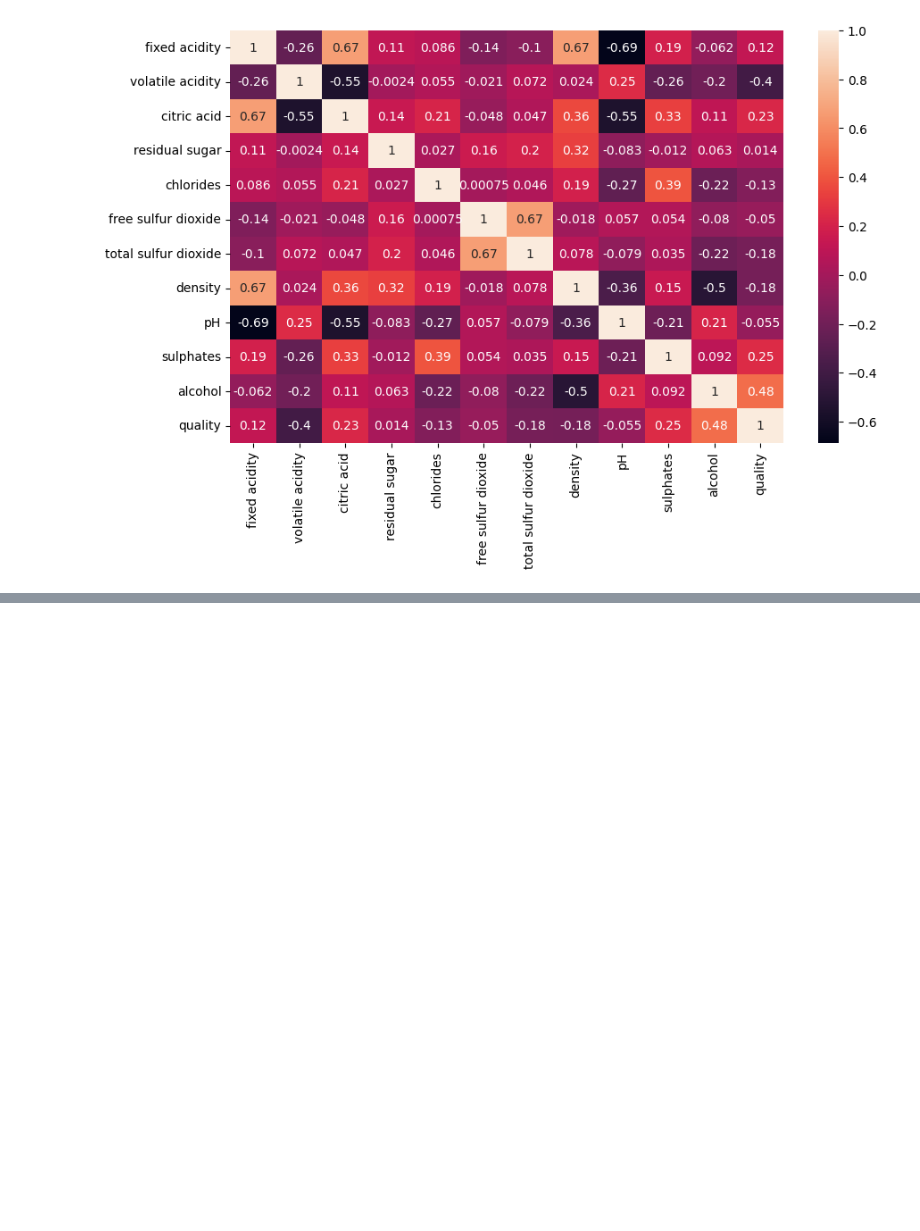
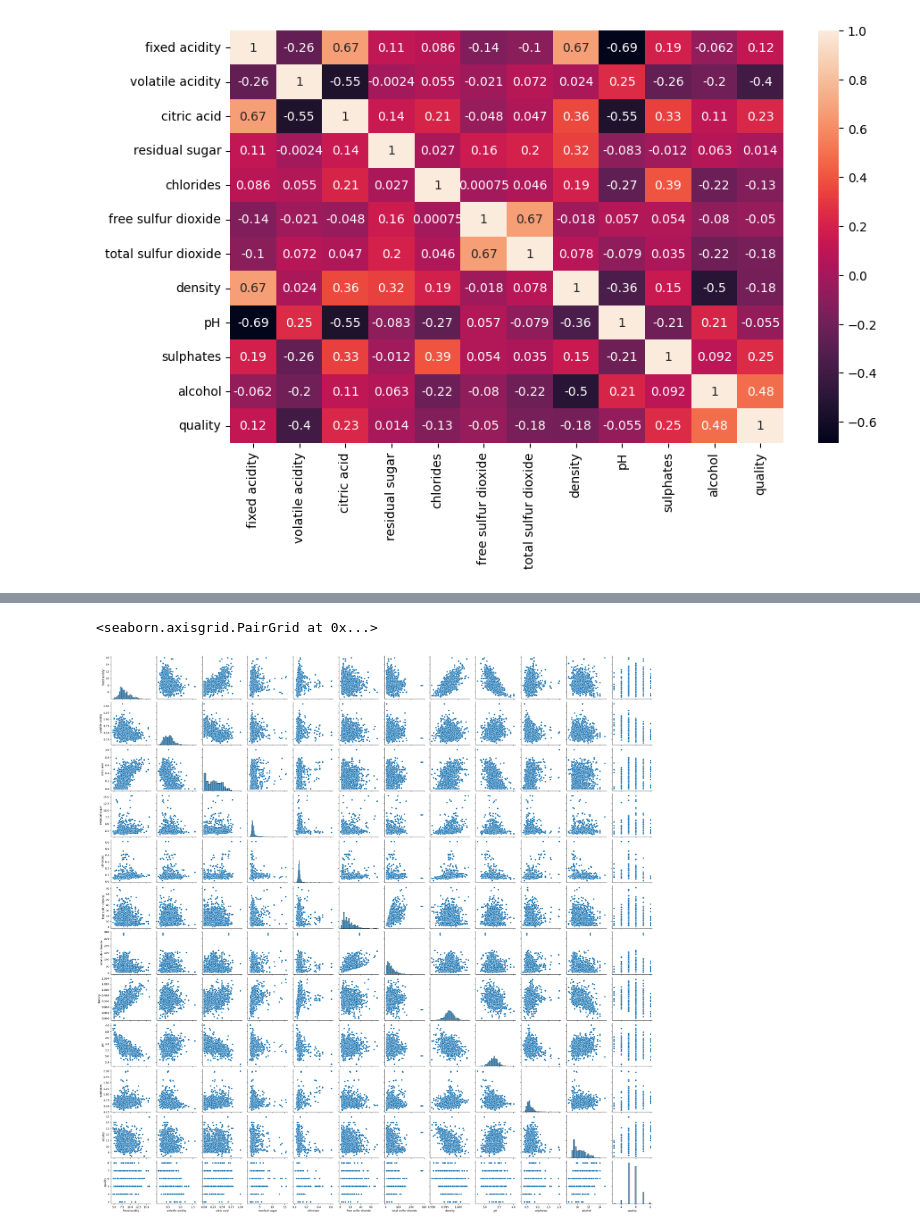
Before and after one commit to zobayer301/Code, a Jupyter notebook: Season 2/EDA/red_wine.ipynb, the cells around one changed output, grey strips where cells are left out. Saved outputs shown, nothing was run; the diff lists cells and outputs as text; code cells hidden in the pictures; blank space fills up the shorter version.

```diff
--- a/Season 2/EDA/red_wine.ipynb
+++ b/Season 2/EDA/red_wine.ipynb
@@ -127,0 +157,6 @@ sns.heatmap(df.corr(),annot=True)
+# %%
+# univariate, bi variate, multivariate analysis
+sns.pairplot(df)
+# %% [output]
+<seaborn.axisgrid.PairGrid at 0x...>
+[figure, added]
```
Also changed, not shown: parts of 6 cells of this notebook.
